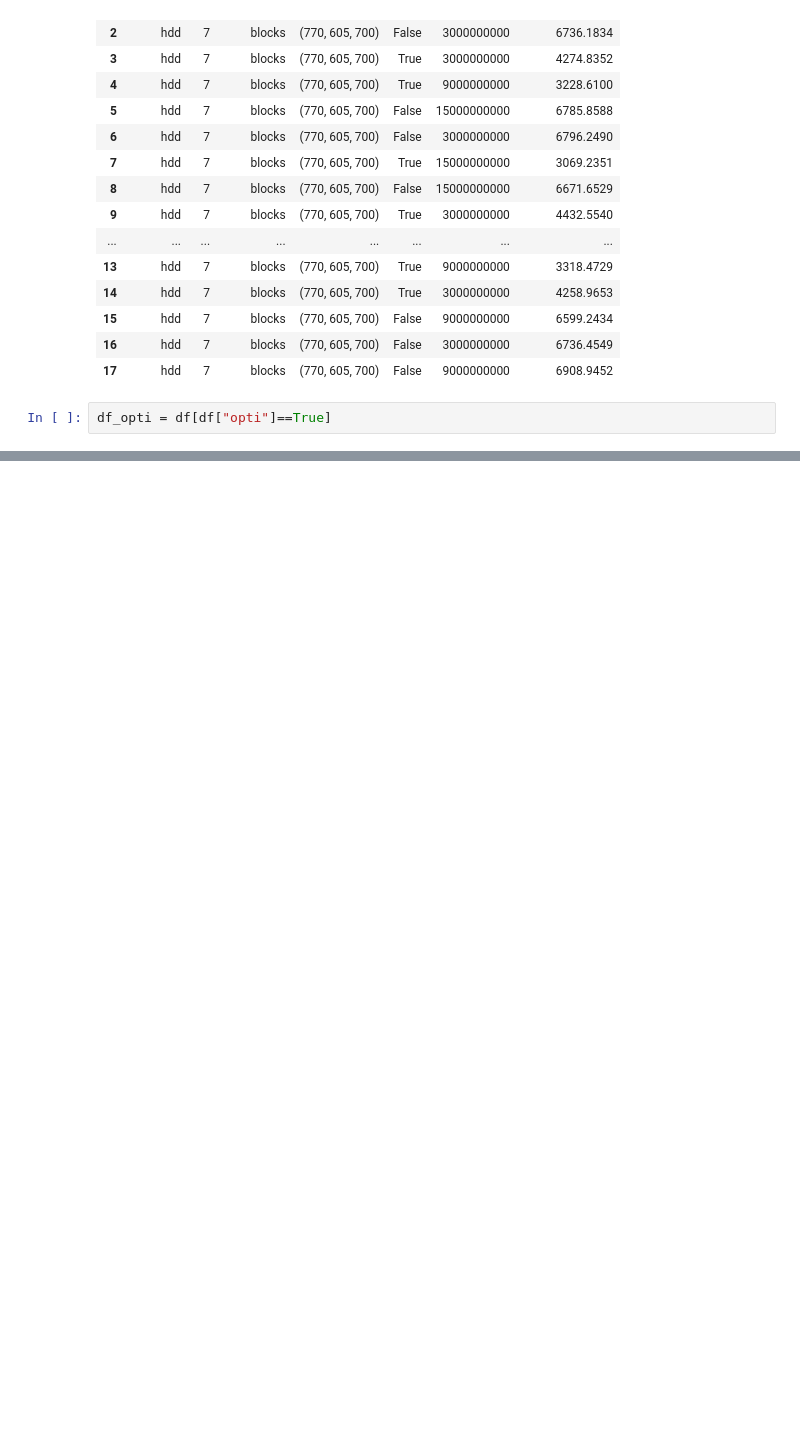
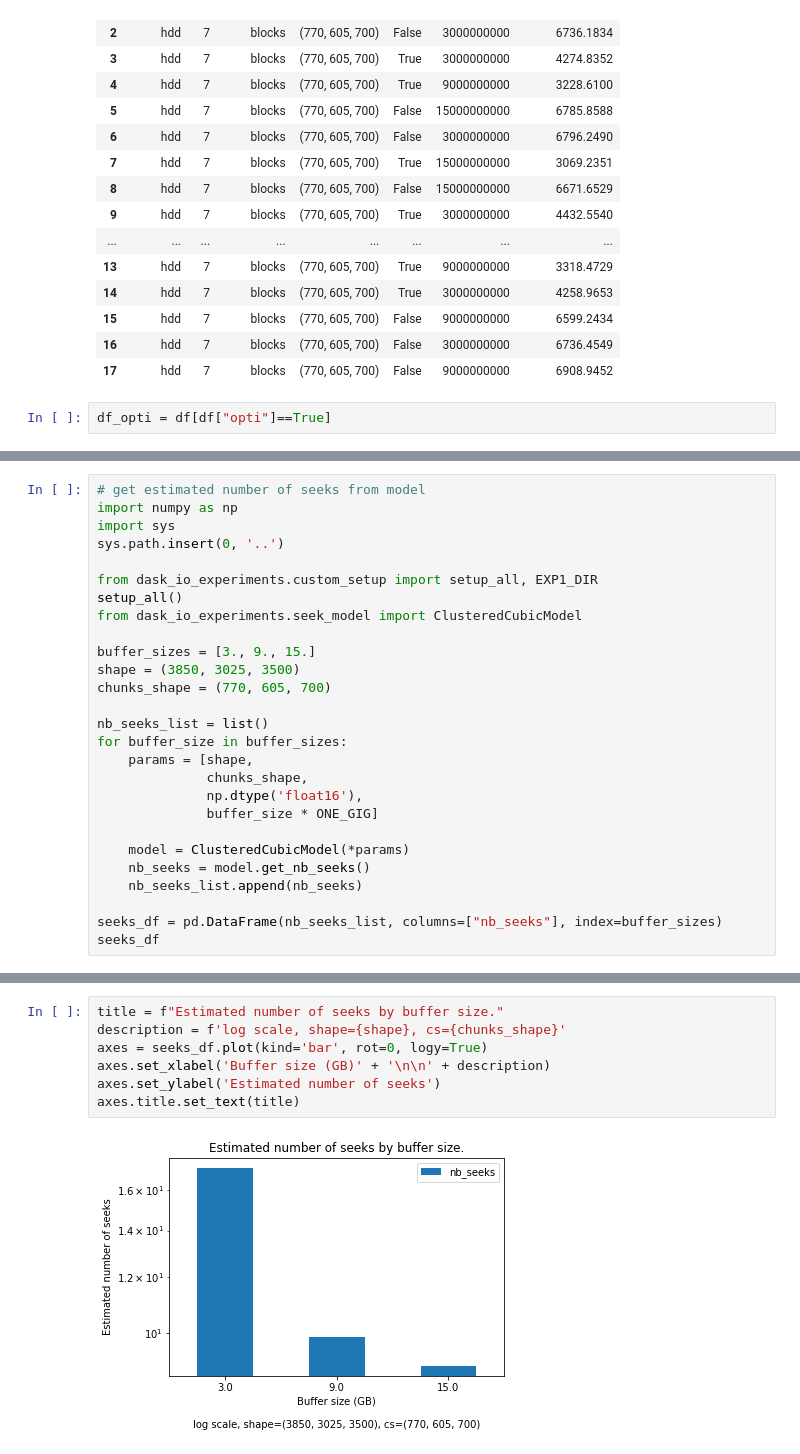
Before and after one commit to GTimothee/dask_io_experiments, a Jupyter notebook: notebooks/experiment1_results.ipynb, the cells around one changed output, grey strips where cells are left out. Saved outputs shown, nothing was run; the diff lists cells and outputs as text; blank space fills up the shorter version.

```diff
--- a/notebooks/experiment1_results.ipynb
+++ b/notebooks/experiment1_results.ipynb
@@ -87,0 +105,27 @@ df_opti.groupby('buffer_size')['processing_time'].mean().plot(kind='bar')
+# %%
+# get estimated number of seeks from model
+import numpy as np
+import sys
+sys.path.insert(0, '..')
+
+from dask_io_experiments.custom_setup import setup_all, EXP1_DIR
+setup_all()
+from dask_io_experiments.seek_model import ClusteredCubicModel
+
+buffer_sizes = [3., 9., 15.]
+shape = (3850, 3025, 3500)
+chunks_shape = (770, 605, 700)
+
+nb_seeks_list = list()
+for buffer_size in buffer_sizes:
+    params = [shape,
+              chunks_shape,
+              np.dtype('float16'),
+              buffer_size * ONE_GIG]
+
+    model = ClusteredCubicModel(*params)
+    nb_seeks = model.get_nb_seeks()
+    nb_seeks_list.append(nb_seeks)
+
+seeks_df = pd.DataFrame(nb_seeks_list, columns=["nb_seeks"], index=buffer_sizes)
+seeks_df
@@ -87,0 +180,9 @@ df_opti.groupby('buffer_size')['processing_time'].mean().plot(kind='bar')
+# %%
+title = f"Estimated number of seeks by buffer size."
+description = f'log scale, shape={shape}, cs={chunks_shape}'
+axes = seeks_df.plot(kind='bar', rot=0, logy=True)
+axes.set_xlabel('Buffer size (GB)' + '\n\n' + description)
+axes.set_ylabel('Estimated number of seeks')
+axes.title.set_text(title)
+# %% [output]
+[figure, added]
```
Also changed, not shown: parts of 4 cells of this notebook, 3 other files.
